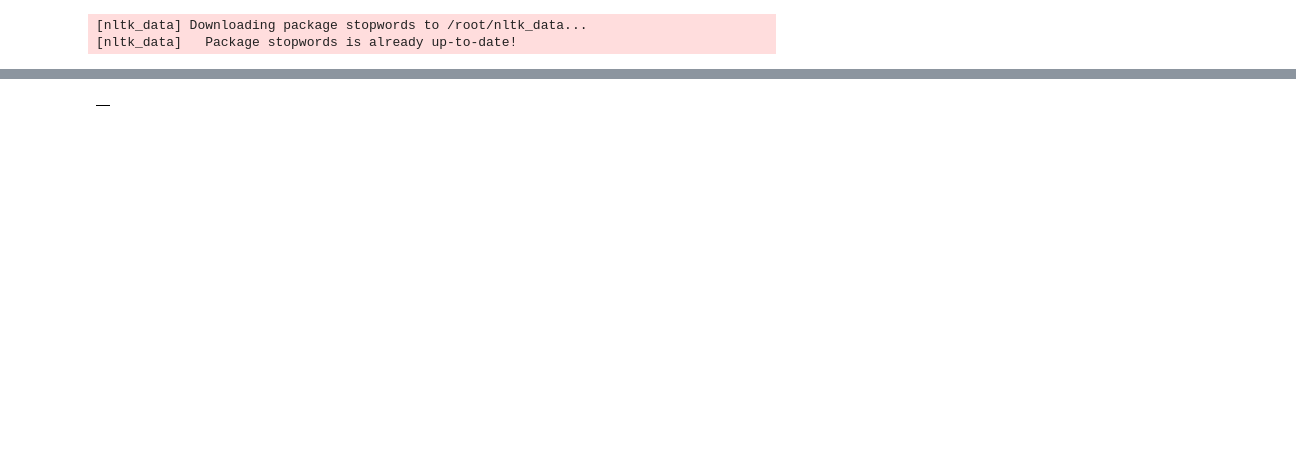
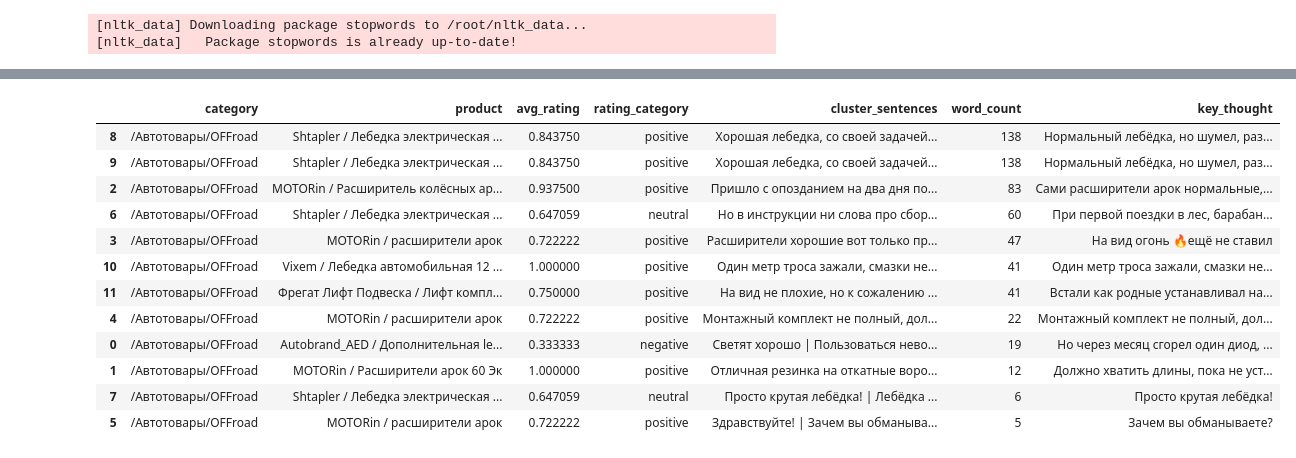
Before and after one commit to Frame24/WB_Parse, a Jupyter notebook: keywods_pavlov3.ipynb, the cells around one changed output, grey strips where cells are left out. Saved outputs shown, nothing was run; the diff lists cells and outputs as text; code cells hidden in the pictures; blank space fills up the shorter version.

```diff
--- a/keywods_pavlov3.ipynb
+++ b/keywods_pavlov3.ipynb
@@ -881,7 +881,19 @@ display(final_result[['category', 'product', 'avg_rating', 'rating_category', 'c
-# %%
-final_result
-# %% [output]
-|  |
+# %%
+final_result.sort_values("word_count", ascending=False)
+# %% [output]
+|  | category | product | avg_rating | rating_category | cluster_sentences | word_count | key_thought |
+| 8 | /Автотовары/OFFroad | Shtapler / Лебедка электрическая ... | 0.843750 | positive | Хорошая лебедка, со своей задачей... | 138 | Нормальный лебёдка, но шумел, раз... |
+| 9 | /Автотовары/OFFroad | Shtapler / Лебедка электрическая ... | 0.843750 | positive | Хорошая лебедка, со своей задачей... | 138 | Нормальный лебёдка, но шумел, раз... |
+| 2 | /Автотовары/OFFroad | MOTORin / Расширитель колёсных ар... | 0.937500 | positive | Пришло с опозданием на два дня по... | 83 | Сами расширители арок нормальные,... |
+| 6 | /Автотовары/OFFroad | Shtapler / Лебедка электрическая ... | 0.647059 | neutral | Но в инструкции ни слова про сбор... | 60 | При первой поездки в лес, барабан... |
+| 3 | /Автотовары/OFFroad | MOTORin / расширители арок | 0.722222 | positive | Расширители хорошие вот только пр... | 47 | На вид огонь 🔥ещё не ставил |
+| 10 | /Автотовары/OFFroad | Vixem / Лебедка автомобильная 12 ... | 1.000000 | positive | Один метр троса зажали, смазки не... | 41 | Один метр троса зажали, смазки не... |
+| 11 | /Автотовары/OFFroad | Фрегат Лифт Подвеска / Лифт компл... | 0.750000 | positive | На вид не плохие, но к сожалению ... | 41 | Встали как родные устанавливал на... |
+| 4 | /Автотовары/OFFroad | MOTORin / расширители арок | 0.722222 | positive | Монтажный комплект не полный, дол... | 22 | Монтажный комплект не полный, дол... |
+| 0 | /Автотовары/OFFroad | Autobrand_AED / Дополнительная le... | 0.333333 | negative | Светят хорошо | Пользоваться нево... | 19 | Но через месяц сгорел один диод, ... |
+| 1 | /Автотовары/OFFroad | MOTORin / Расширители арок 60 Эк | 1.000000 | positive | Отличная резинка на откатные воро... | 12 | Должно хватить длины, пока не уст... |
+| 7 | /Автотовары/OFFroad | Shtapler / Лебедка электрическая ... | 0.647059 | neutral | Просто крутая лебёдка! | Лебёдка ... | 6 | Просто крутая лебёдка! |
+| 5 | /Автотовары/OFFroad | MOTORin / расширители арок | 0.722222 | positive | Здравствуйте! | Зачем вы обманыва... | 5 | Зачем вы обманываете? |
 # %%
 # Удаление записей с word_count <= 10 и ключевой мыслью менее 3 символов
 final_result = final_result[((final_result['word_count'] > 10) & (final_result['key_thought'].str.len() > 5))]
```
Also changed, not shown: parts of 3 cells of this notebook.
